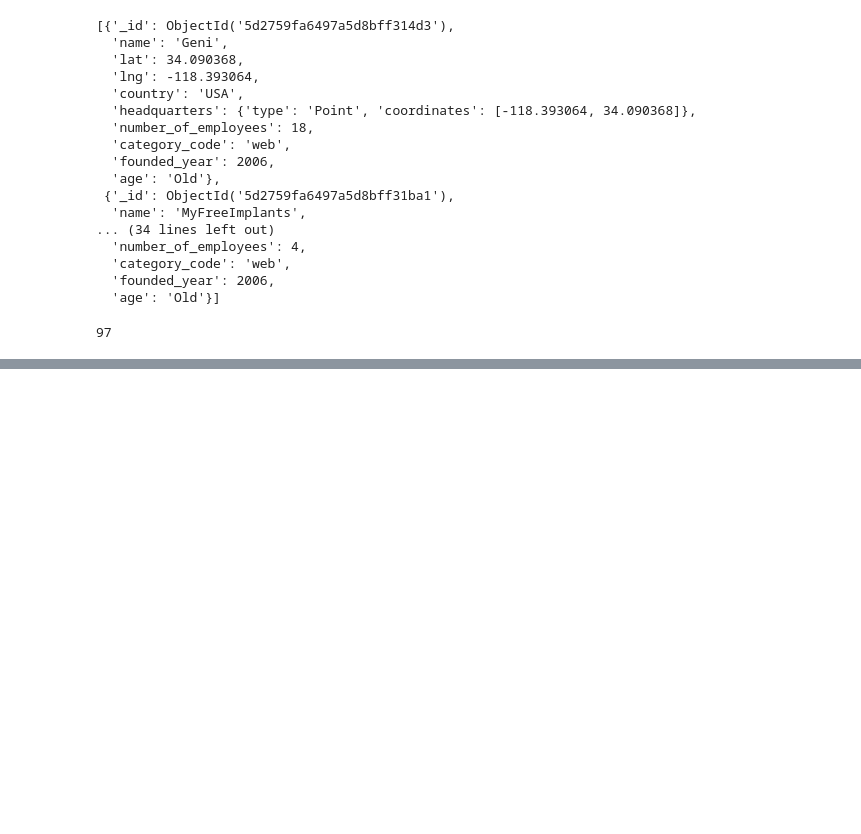
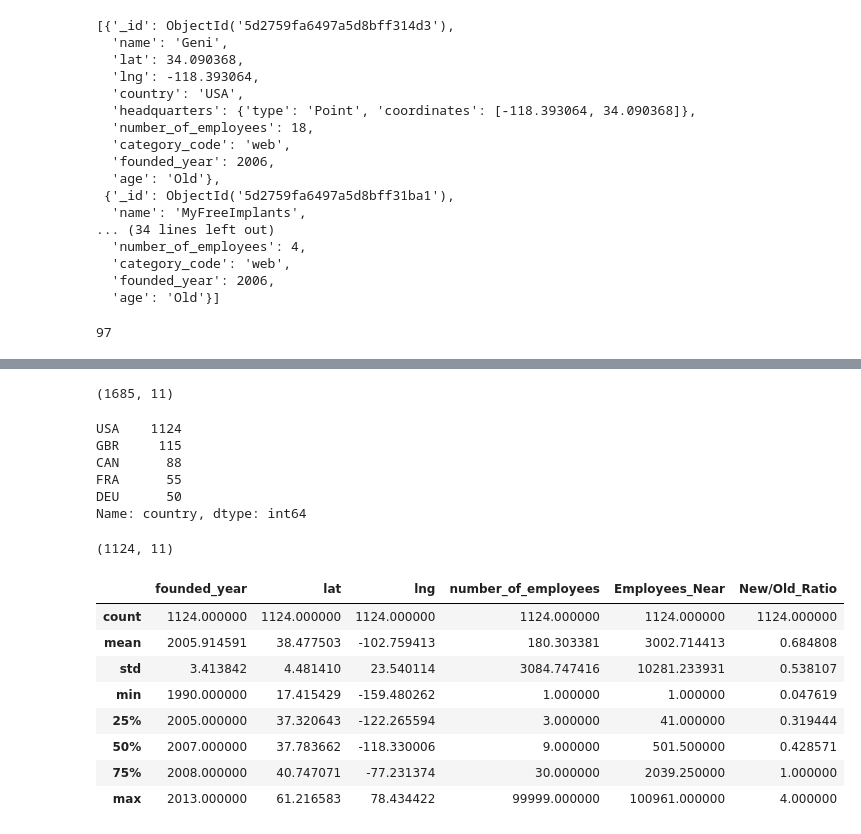
Before and after one commit to Pela12345/project-geospatial, a Jupyter notebook: Geo-Queries-Near.ipynb, the cells around one changed output, grey strips where cells are left out. Drawn from its saved outputs; the diff is of its cells as text; code cells hidden in the pictures; blank space fills up the shorter version.

```diff
--- a/Geo-Queries-Near.ipynb
+++ b/Geo-Queries-Near.ipynb
@@ -142,0 +143,29 @@ Name: country, dtype: int64
+# %%
+print(b1.shape)
+# %% [output]
+(1685, 11)
+# %%
+b1['country'].value_counts().head()
+# %% [output]
+USA    1124
+GBR     115
+CAN      88
+FRA      55
+DEU      50
+Name: country, dtype: int64
+# %%
+b1=b1[b1['country'] == 'USA']
+print(b1.shape)
+b1.head()
+b1.describe()
+# %% [output]
+(1124, 11)
+|  | founded_year | lat | lng | number_of_employees | Employees_Near | New/Old_Ratio |
+| count | 1124.000000 | 1124.000000 | 1124.000000 | 1124.000000 | 1124.000000 | 1124.000000 |
+| mean | 2005.914591 | 38.477503 | -102.759413 | 180.303381 | 3002.714413 | 0.684808 |
+| std | 3.413842 | 4.481410 | 23.540114 | 3084.747416 | 10281.233931 | 0.538107 |
+| min | 1990.000000 | 17.415429 | -159.480262 | 1.000000 | 1.000000 | 0.047619 |
+| 25% | 2005.000000 | 37.320643 | -122.265594 | 3.000000 | 41.000000 | 0.319444 |
+| 50% | 2007.000000 | 37.783662 | -118.330006 | 9.000000 | 501.500000 | 0.428571 |
+| 75% | 2008.000000 | 40.747071 | -77.231374 | 30.000000 | 2039.250000 | 1.000000 |
+| max | 2013.000000 | 61.216583 | 78.434422 | 99999.000000 | 100961.000000 | 4.000000 |
```
Also changed, not shown: parts of 9 cells of this notebook, 1 other file.
